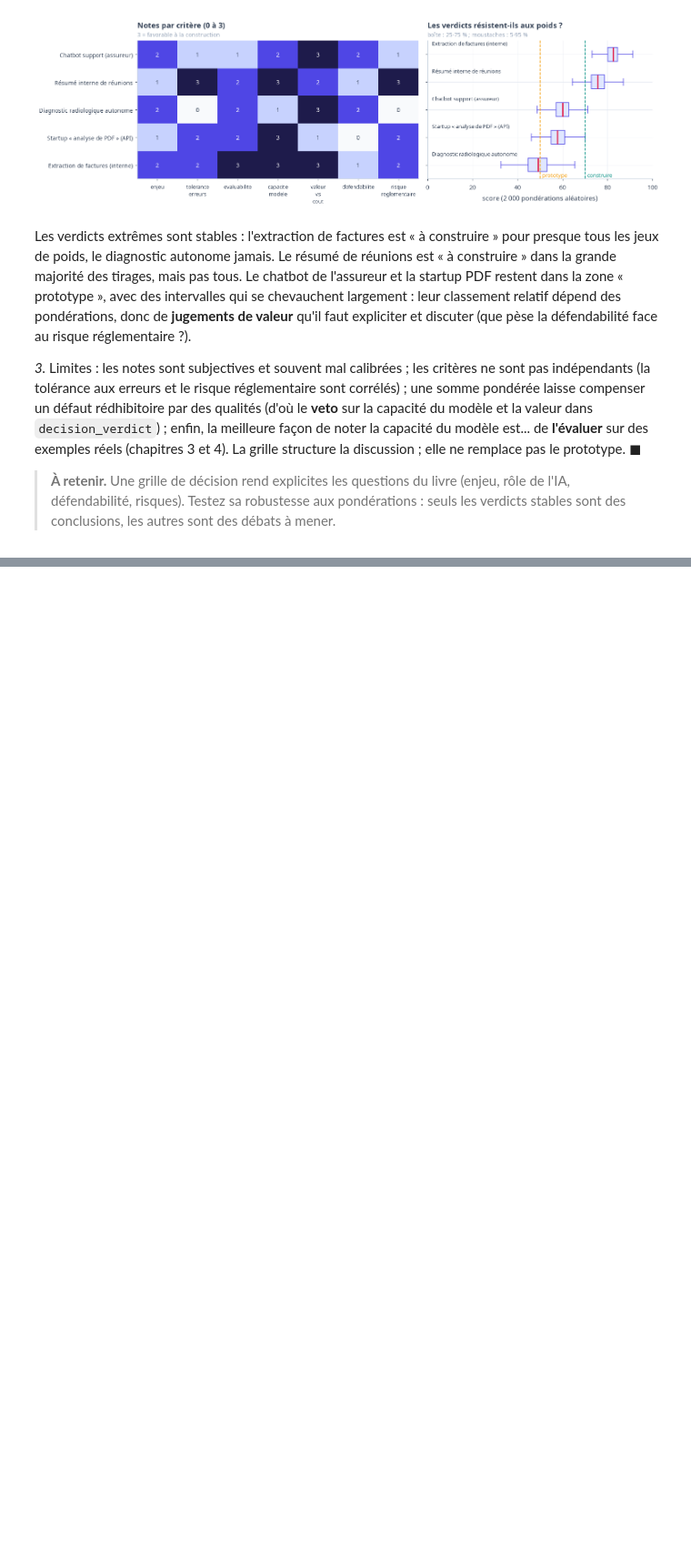
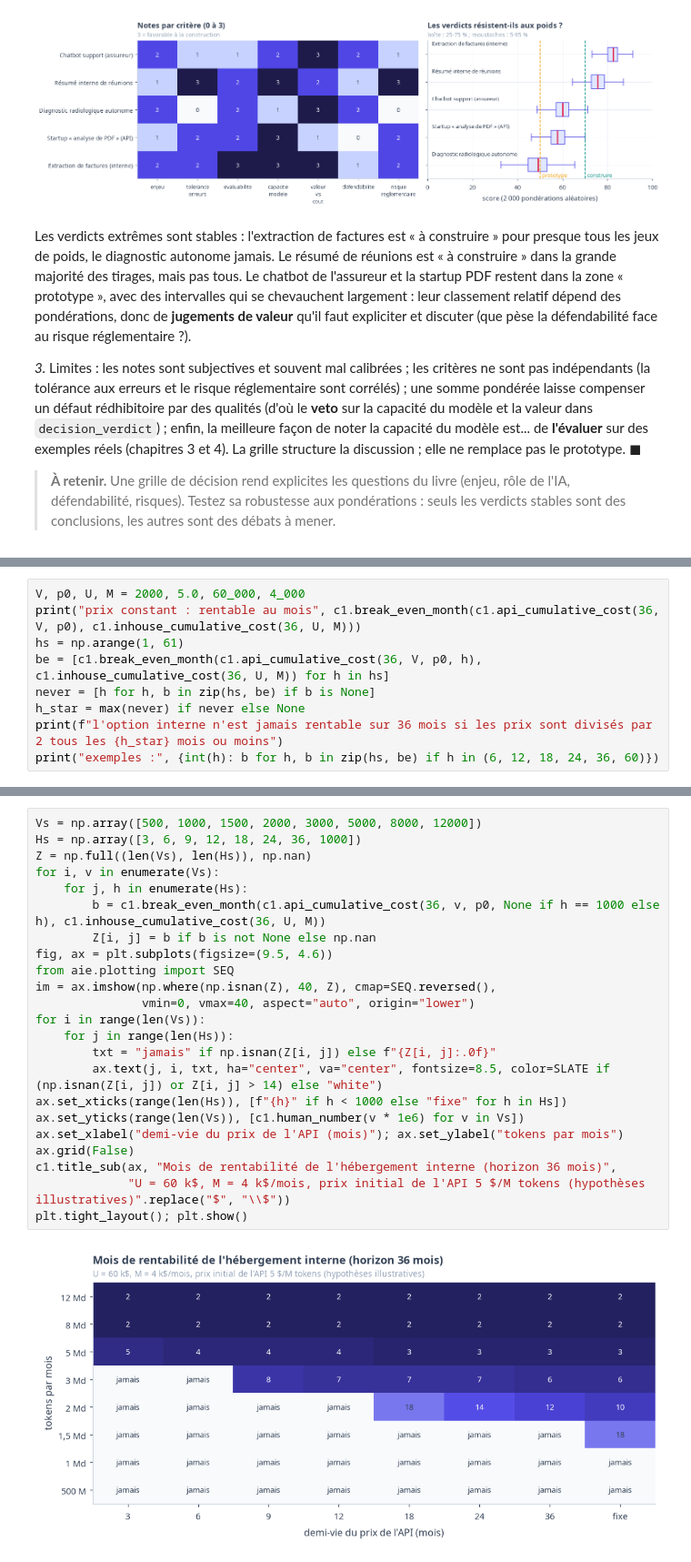
Before and after one commit to gwils28/AI_Engineering__ByTheBook, a Jupyter notebook: notebooks/ch01_introduction_ai_engineering/ch01_exercices_06-10.ipynb, the cells around one changed output, grey strips where cells are left out. Shown at 91% size. Drawn from its saved outputs; the diff is of its cells as text; blank space fills up the shorter version.

Commit message:
Exercices ch01 : 1.9 : Planifier les jalons ; 1.10 : Construire ou acheter quand les prix baissent

```diff
--- a/notebooks/ch01_introduction_ai_engineering/ch01_exercices_06-10.ipynb
+++ b/notebooks/ch01_introduction_ai_engineering/ch01_exercices_06-10.ipynb
@@ -340,0 +488,9 @@ $\blacksquare$
+# %%
+V, p0, U, M = 2000, 5.0, 60_000, 4_000
+print("prix constant : rentable au mois", c1.break_even_month(c1.api_cumulative_cost(36, V, p0), c1.inhouse_cumulative_cost(36, U, M)))
+hs = np.arange(1, 61)
+be = [c1.break_even_month(c1.api_cumulative_cost(36, V, p0, h), c1.inhouse_cumulative_cost(36, U, M)) for h in hs]
+never = [h for h, b in zip(hs, be) if b is None]
+h_star = max(never) if never else None
+print(f"l'option interne n'est jamais rentable sur 36 mois si les prix sont divisés par 2 tous les {h_star} mois ou moins")
+print("exemples :", {int(h): b for h, b in zip(hs, be) if h in (6, 12, 18, 24, 36, 60)})
@@ -340,0 +509,25 @@ $\blacksquare$
+# %%
+Vs = np.array([500, 1000, 1500, 2000, 3000, 5000, 8000, 12000])
+Hs = np.array([3, 6, 9, 12, 18, 24, 36, 1000])
+Z = np.full((len(Vs), len(Hs)), np.nan)
+for i, v in enumerate(Vs):
+    for j, h in enumerate(Hs):
+        b = c1.break_even_month(c1.api_cumulative_cost(36, v, p0, None if h == 1000 else h), c1.inhouse_cumulative_cost(36, U, M))
+        Z[i, j] = b if b is not None else np.nan
+fig, ax = plt.subplots(figsize=(9.5, 4.6))
+from aie.plotting import SEQ
+im = ax.imshow(np.where(np.isnan(Z), 40, Z), cmap=SEQ.reversed(),
+               vmin=0, vmax=40, aspect="auto", origin="lower")
+for i in range(len(Vs)):
+    for j in range(len(Hs)):
+        txt = "jamais" if np.isnan(Z[i, j]) else f"{Z[i, j]:.0f}"
+        ax.text(j, i, txt, ha="center", va="center", fontsize=8.5, color=SLATE if (np.isnan(Z[i, j]) or Z[i, j] > 14) else "white")
+ax.set_xticks(range(len(Hs)), [f"{h}" if h < 1000 else "fixe" for h in Hs])
+ax.set_yticks(range(len(Vs)), [c1.human_number(v * 1e6) for v in Vs])
+ax.set_xlabel("demi-vie du prix de l'API (mois)"); ax.set_ylabel("tokens par mois")
+ax.grid(False)
+c1.title_sub(ax, "Mois de rentabilité de l'hébergement interne (horizon 36 mois)",
+             "U = 60 k$, M = 4 k$/mois, prix initial de l'API 5 $/M tokens (hypothèses illustratives)".replace("$", "\\$"))
+plt.tight_layout(); plt.show()
+# %% [output]
+[figure, added]
```
Also changed, not shown: parts of 17 cells of this notebook.
